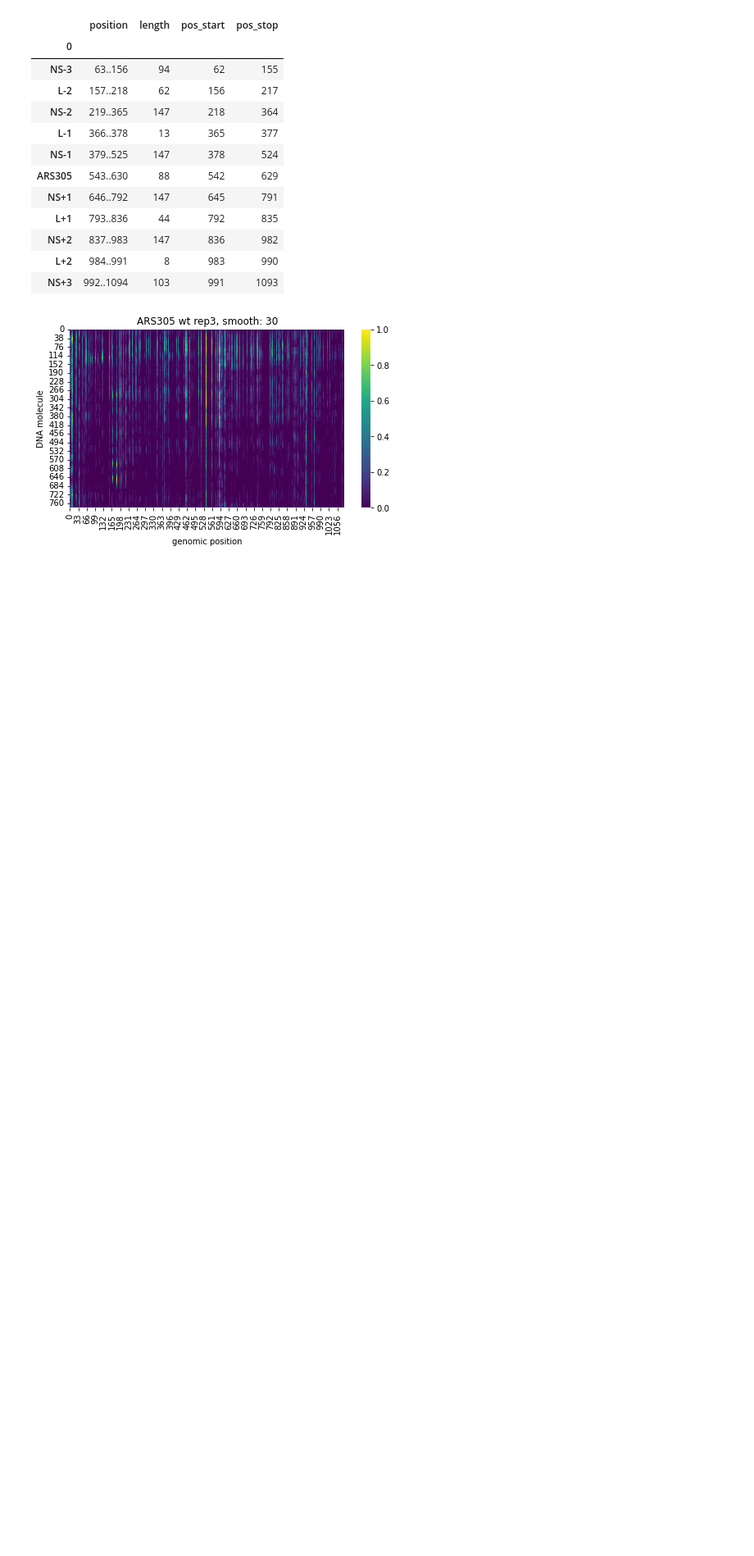
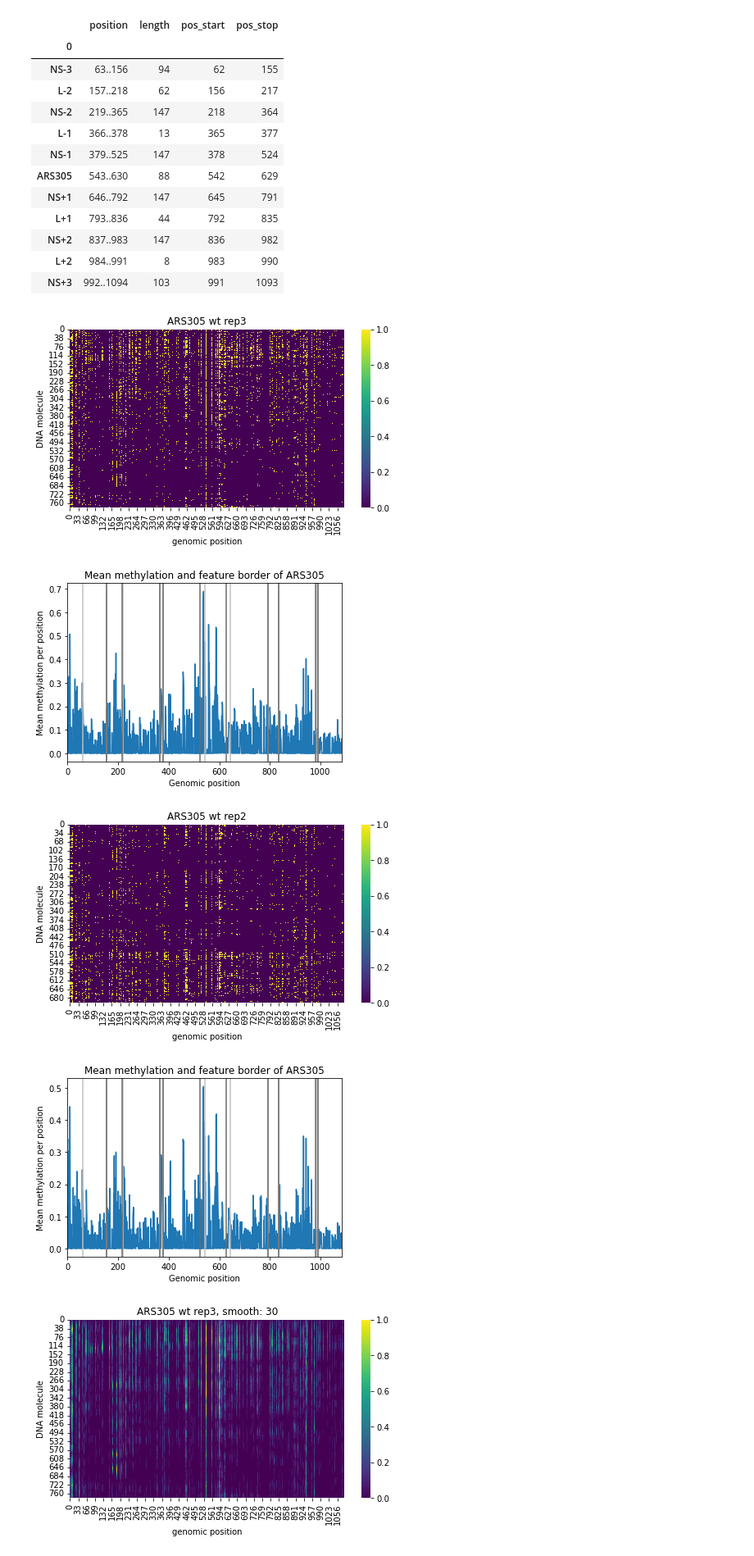
Before and after one commit to KarolineHoller/nanopore_methylation, a Jupyter notebook: methylation_analysis_20220502.ipynb, the cells around one changed output. Shown at 82% size. Drawn from its saved outputs; the diff is of its cells as text; code cells hidden in the pictures; blank space fills up the shorter version.

```diff
--- a/methylation_analysis_20220502.ipynb
+++ b/methylation_analysis_20220502.ipynb
@@ -102,6 +104,9 @@ for N in [1, 10, 30, 50, 60]:
 # %%
 ARS305_wt = np.loadtxt("ARS305/wt_mat_Megalodon_repIII_ARS305_end_LexA.txt")
 
+#replicate 2
+ARS305_wt_rep2 = np.genfromtxt("ARS305_wt_REP2_noNA.csv", dtype = int, delimiter = ",")
+#feature annotation
 ARS305_anno = pd.read_csv("ARS305/Features_from ARS305_end_LexA _(31 .. 1124).txt", sep  = "\t",
                           header = None, index_col = 0)
 ARS305_anno.columns = ["position", "length"]
@@ -110,6 +115,8 @@ ARS305_anno.index = ARS305_anno.index.str.strip()
 
 ARS305_anno["pos_start"] = ARS305_anno.position.str.split(".").str[0].astype(int) -1
 ARS305_anno["pos_stop"] = ARS305_anno.position.str.split(".").str[2].astype(int) -1
+# %%
+ARS305_wt_rep2.drop(index = ARS305_wt_rep2.index[700:722], inplace =True)
 # %%
 ARS305_anno #.loc["ARS305", "pos_start"]
 # %% [output]
@@ -126,6 +133,56 @@ ARS305_anno #.loc["ARS305", "pos_start"]
 | NS+2 | 837..983 | 147 | 836 | 982 |
 | L+2 | 984..991 | 8 | 983 | 990 |
 | NS+3 | 992..1094 | 103 | 991 | 1093 |
+# %%
+#plot the raw data:
+plt.figure(figsize=(7.5,4))
+sns.heatmap(ARS305_wt, cmap = "viridis")
+plt.xlabel("genomic position")
+plt.ylabel("DNA molecule")
+plt.xlim(0, 1084)
+plt.title("ARS305 wt rep3")
+plt.show()
+
+#and the bulk data:
+sns.lineplot(x = range(ARS305_wt.shape[1]),
+                 y = ARS305_wt_smooth.mean(axis = 0)
+                )
+plt.xlabel("Genomic position")
+plt.ylabel("Mean methylation per position")
+plt.title("Mean methylation and feature border of ARS305")
+plt.xlim(0, 1084)
+for border in ARS305_anno.loc[:, "pos_start"]:
+    plt.axvline(border, color = "silver")
+for border in ARS305_anno.loc[:, "pos_stop"]:
+    plt.axvline(border, color = "dimgray")
+plt.show()
+
+#wildtype replicate 2:
+plt.figure(figsize=(7.5,4))
+sns.heatmap(ARS305_wt_rep2, cmap = "viridis")
+plt.xlabel("genomic position")
+plt.ylabel("DNA molecule")
+plt.xlim(0, 1084)
+plt.title("ARS305 wt rep2")
+plt.show()
+
+sns.lineplot(x = range(ARS305_wt.shape[1]),
+                 y = ARS305_wt_rep2.mean(axis = 0)
+                )
+plt.xlabel("Genomic position")
+plt.ylabel("Mean methylation per position")
+plt.title("Mean methylation and feature border of ARS305")
+plt.xlim(0, 1084)
+for border in ARS305_anno.loc[:, "pos_start"]:
+    plt.axvline(border, color = "silver")
+for border in ARS305_anno.loc[:, "pos_stop"]:
+    plt.axvline(border, color = "dimgray")
+plt.show()
+# %% [output]
+[figure, added]
+[figure, added]
+[figure, added]
+[figure, added]
 # %%
 smooth_window = 30
 
```
Also changed, not shown: parts of 25 cells of this notebook.
